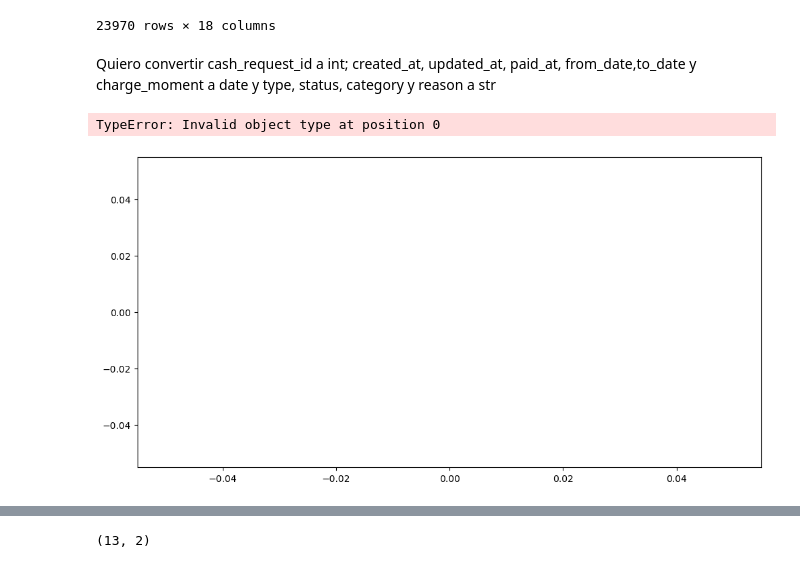
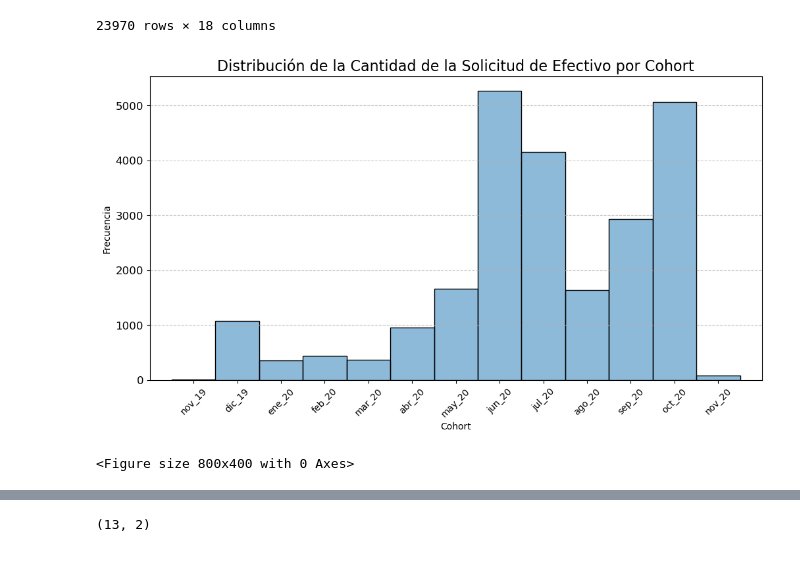
Before and after one commit to ooolychee/project-1-ironhack-payments-es, a Jupyter notebook: project1_eda.ipynb, the cells around one changed output, grey strips where cells are left out. Drawn from its saved outputs; the diff is of its cells as text; code cells hidden in the pictures.

```diff
--- a/project1_eda.ipynb
+++ b/project1_eda.ipynb
@@ -179,8 +160,6 @@ request_df_2
 23970 rows × 18 columns
 # %%
 #retention = df.pivot(index="cohort", columns="Fecha compra" , values="Num Clients").divide(cohort_sIze_innitial["num clientes"]) ... .divide
-# %% [markdown]
-Quiero convertir cash_request_id a int; created_at, updated_at, paid_at, from_date,to_date y charge_moment a date y type, status, category y reason a str
 # %%
 # Histogramas
 
@@ -204,37 +183,39 @@ meses_espanol = [
 
     "jul_20",
 
     "ago_20",
 
     "sep_20",
 
     "oct_20",
 
     "nov_20"
 ]
 
 plt.figure(figsize=(12, 6))
 
-sns.histplot(request_df_2['month_cohort'], alpha=0.5)
+request_df_2['cohort_de_verdad'] = request_df_2['cohort_de_verdad'].astype(str)
 
-plt.title('Distribución de la Cantidad de la Solicitud de Efectivo por Mes', fontsize=16)
+sns.histplot(request_df_2['cohort_de_verdad'], alpha=0.5)
 
-plt.xlabel('Mes')
+plt.title('Distribución de la Cantidad de la Solicitud de Efectivo por Cohort', fontsize=16)
+
+plt.xlabel('Cohort')
 
 plt.ylabel('Frecuencia')
 
 plt.yticks(fontsize=12)
 
-plt.xticks(ticks=range(12), labels=meses_espanol, rotation=45)
+plt.xticks(ticks=range(13), labels=meses_espanol, rotation=45)
 
-plt.xlim(0, 12)
+plt.xlim(-1, 13)
 
 plt.grid(axis='y', linestyle='--', alpha=0.7)
 
 plt.figure(figsize=(8,4), tight_layout=True)
 
 
 plt.show()
 # %% [output]
+[figure, new version]
-TypeError: Invalid object type at position 0
+<Figure size 800x400 with 0 Axes>
-[figure, old version]
```
Also changed, not shown: parts of 17 cells of this notebook.
